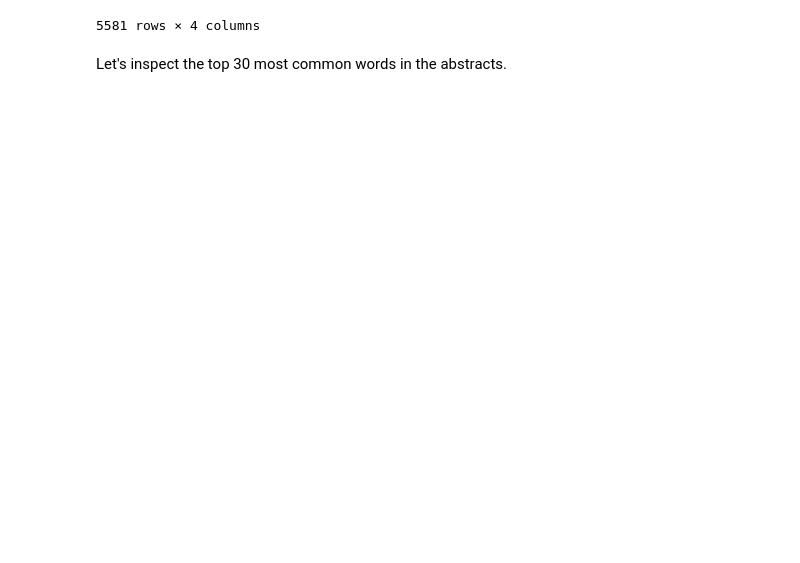
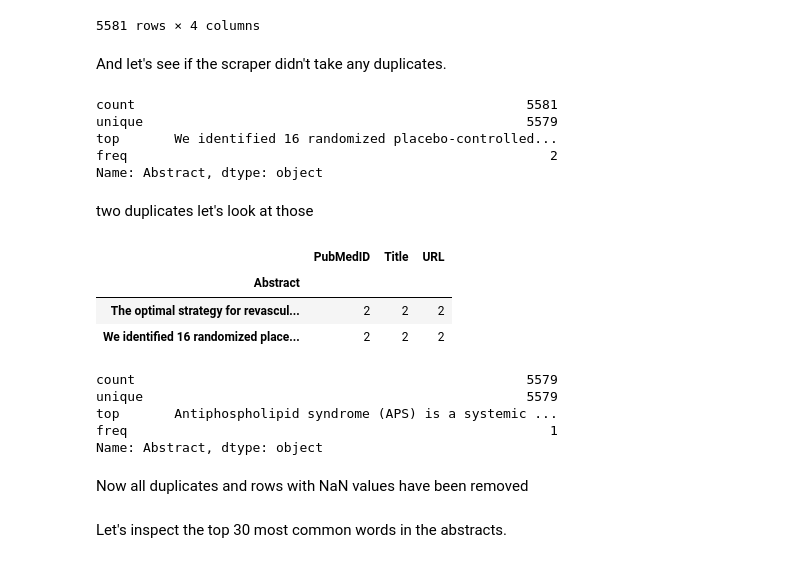
Before and after one commit to SuleymanIII/LLM-Justification, a Jupyter notebook: Project.ipynb, the cells around one changed output. Cells and saved outputs as stored; diff of their text form; code cells hidden in the pictures; blank space fills up the shorter version.

```diff
--- a/Project.ipynb
+++ b/Project.ipynb
@@ -101,6 +98,39 @@ data
 | 5835 | 3431880 | The analgesic effect of amitripty... | https://pubmed.ncbi.nlm.nih.gov/3... | The efficacy of amitriptyline was... |
 | 5836 | 2444780 | Comparison of nitroglycerin patch... | https://pubmed.ncbi.nlm.nih.gov/2... | Fifteen patients with stable angi... |
 5581 rows × 4 columns
+# %% [markdown]
+And let's see if the scraper didn't take any duplicates.
+# %%
+data['Abstract'].describe()
+# %% [output]
+count                                                  5581
+unique                                                 5579
+top       We identified 16 randomized placebo-controlled...
+freq                                                      2
+Name: Abstract, dtype: object
+# %% [markdown]
+two duplicates let's look at those
+# %%
+duplicates = data.groupby('Abstract').count()
+mask = duplicates['PubMedID'] >= 2
+duplicates[mask]
+# %% [output]
+|  | PubMedID | Title | URL |
+| Abstract |  |  |  |
+| The optimal strategy for revascul... | 2 | 2 | 2 |
+| We identified 16 randomized place... | 2 | 2 | 2 |
+# %%
+data['Abstract'] = data['Abstract'].str.strip()
+data = data.drop_duplicates(subset='Abstract')
+data['Abstract'].describe()
+# %% [output]
+count                                                  5579
+unique                                                 5579
+top       Antiphospholipid syndrome (APS) is a systemic ...
+freq                                                      1
+Name: Abstract, dtype: object
+# %% [markdown]
+Now all duplicates and rows with NaN values have been removed
 # %% [markdown]
 Let's inspect the top 30 most common words in the abstracts.
 # %%
```
Also changed, not shown: parts of 11 cells of this notebook.
